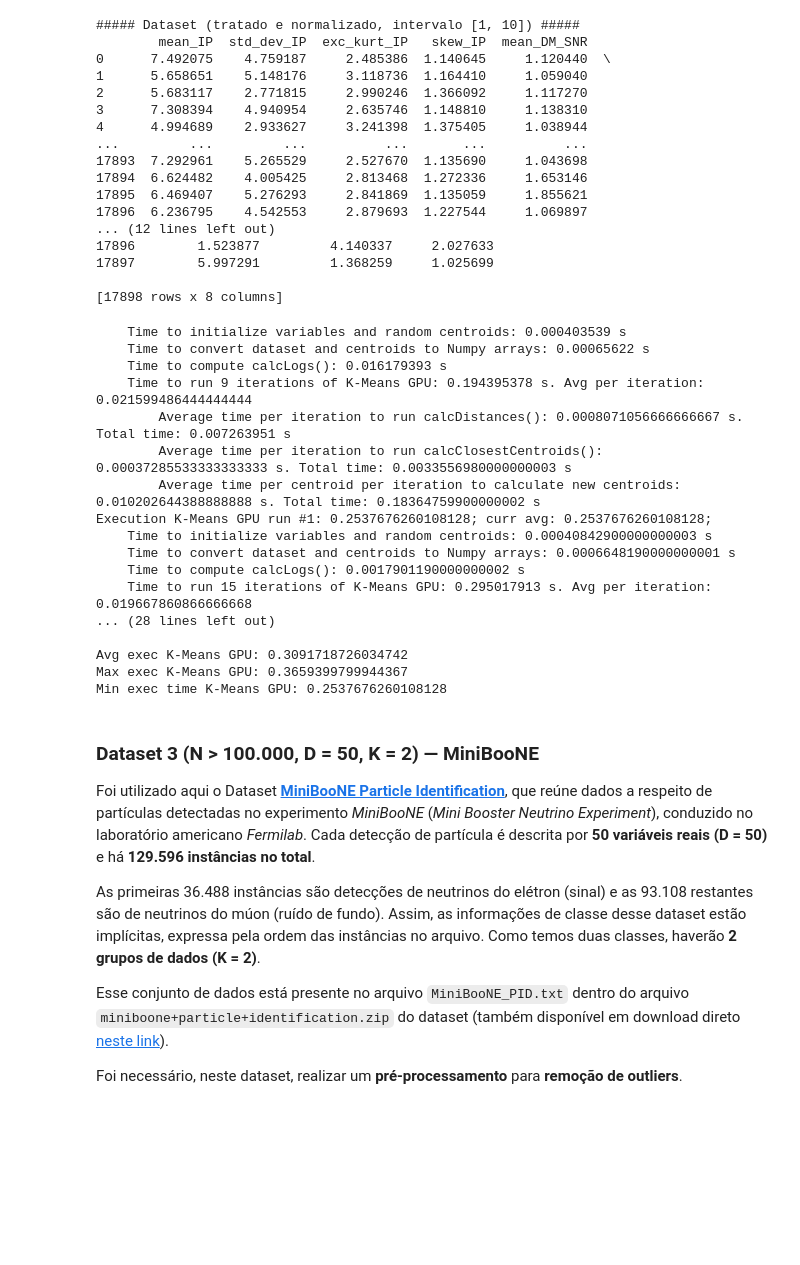
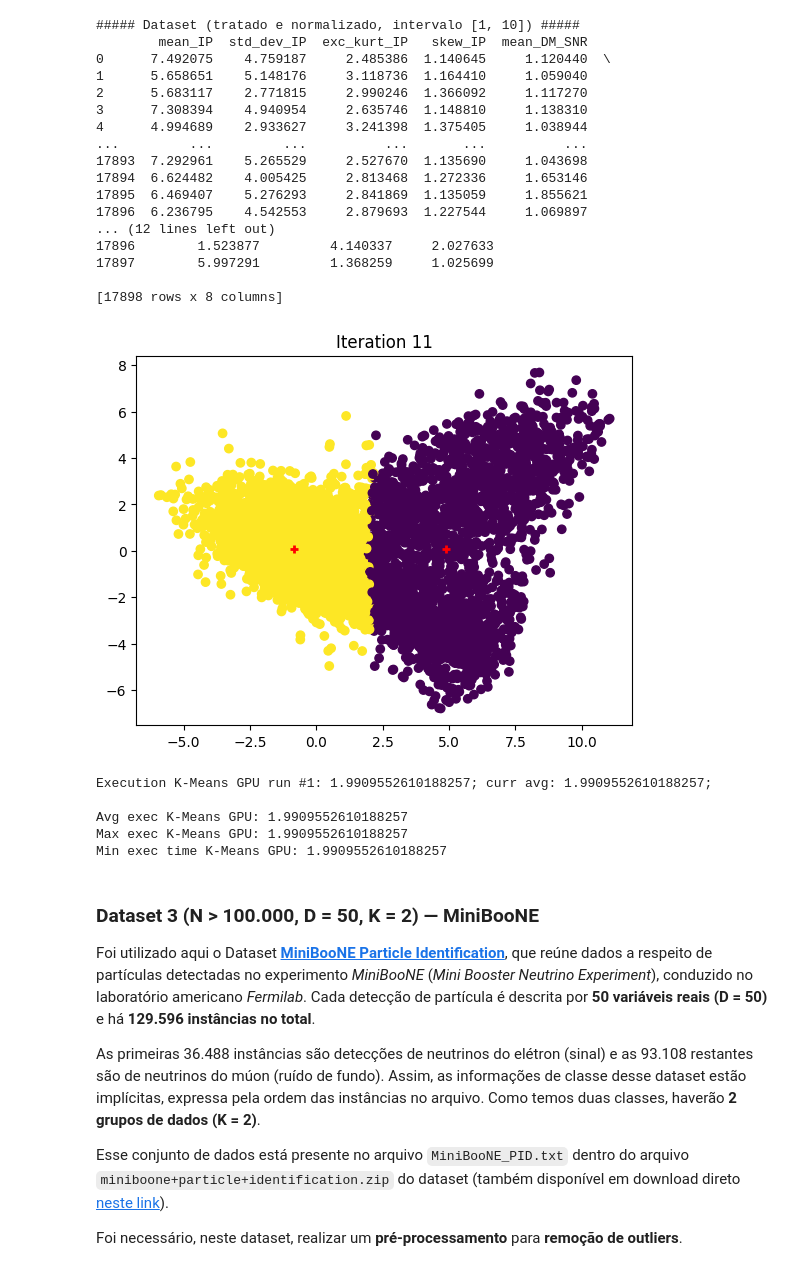
Before and after one commit to vinivosh/ufu-tcc2, a Jupyter notebook: code/examples-and-tests/speedupTests.ipynb, the cells around one changed output. Cells and saved outputs as stored; diff of their text form; code cells hidden in the pictures; blank space fills up the shorter version.

```diff
--- a/code/examples-and-tests/speedupTests.ipynb
+++ b/code/examples-and-tests/speedupTests.ipynb
@@ -339,32 +328,21 @@ print(f'##### Dataset (tratado e normalizado, intervalo [1, 10]) #####\n{dataset
 # * Rodando o K-Means CPU
 # * ####################################
 
-# runTests('CPU', 100, TEST_CORRECTEDNESS)
+runTests('CPU', 100, TEST_CORRECTEDNESS)
 # %%
 
 # * ####################################
 # * Rodando o K-Means GPU
 # * ####################################
 
-runTests('GPU', 5, TEST_CORRECTEDNESS)
+runTests('GPU', 100, TEST_CORRECTEDNESS)
 # %% [output]
+[figure, added]
-    Time to initialize variables and random centroids: 0.000403539 s
-    Time to convert dataset and centroids to Numpy arrays: 0.00065622 s
-    Time to compute calcLogs(): 0.016179393 s
-    Time to run 9 iterations of K-Means GPU: 0.194395378 s. Avg per iteration: 0.021599486444444444
-        Average time per iteration to run calcDistances(): 0.0008071056666666667 s. Total time: 0.007263951 s
-        Average time per iteration to run calcClosestCentroids(): 0.00037285533333333333 s. Total time: 0.0033556980000000003 s
-        Average time per centroid per iteration to calculate new centroids: 0.010202644388888888 s. Total time: 0.18364759900000002 s
-Execution K-Means GPU run #1: 0.2537676260108128; curr avg: 0.2537676260108128;
-    Time to initialize variables and random centroids: 0.00040842900000000003 s
-    Time to convert dataset and centroids to Numpy arrays: 0.0006648190000000001 s
-    Time to compute calcLogs(): 0.0017901190000000002 s
-    Time to run 15 iterations of K-Means GPU: 0.295017913 s. Avg per iteration: 0.019667860866666668
-... (28 lines left out)
+Execution K-Means GPU run #1: 1.9909552610188257; curr avg: 1.9909552610188257;
 
-Avg exec K-Means GPU: 0.3091718726034742
-Max exec K-Means GPU: 0.3659399799944367
-Min exec time K-Means GPU: 0.2537676260108128
+Avg exec K-Means GPU: 1.9909552610188257
+Max exec K-Means GPU: 1.9909552610188257
+Min exec time K-Means GPU: 1.9909552610188257
 # %% [markdown]
 ### Dataset 3 (N > 100.000, D = 50, K = 2) — MiniBooNE
 
```
Also changed, not shown: parts of 7 cells of this notebook, 4 other files.
